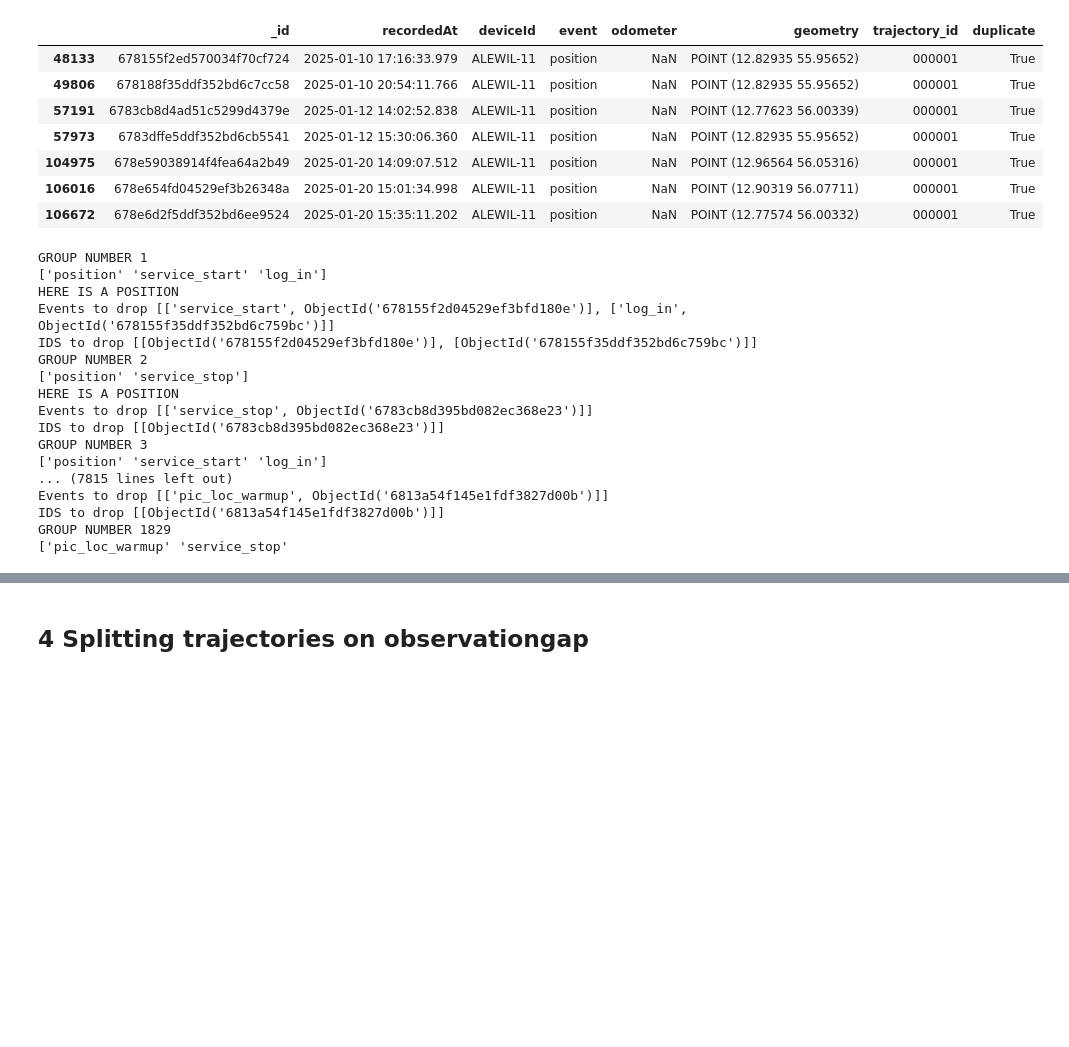
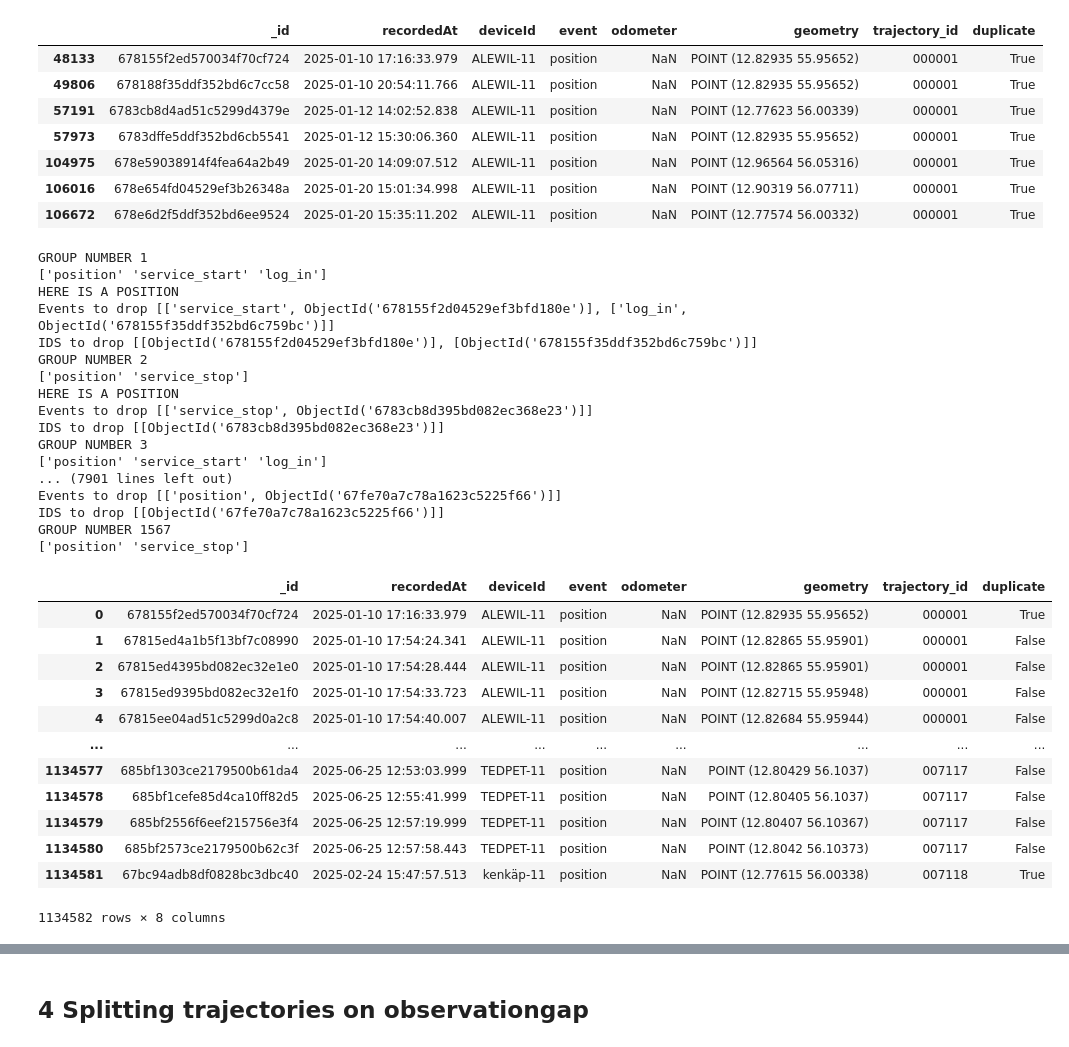
Before and after one commit to folundsoftdesign/python_samples, a Jupyter notebook: route_monitoring/data_loss_split_t.ipynb, the cells around one changed output, grey strips where cells are left out. Cells and saved outputs as stored; diff of their text form; code cells hidden in the pictures; blank space fills up the shorter version.

```diff
--- a/route_monitoring/data_loss_split_t.ipynb
+++ b/route_monitoring/data_loss_split_t.ipynb
@@ -425,6 +425,15 @@ def keep_prioritized_duplicates(df):
             print(f'IDS to drop {drops}')
             drop_ids.append(drops)
             #print(f'ID APPENDED TO DROPLIST{drop_ids}')
+        else:
+            print("HERE IS OTHER")
+            drops_event_with_id = grp.iloc[1:][['event', '_id']].values.tolist()
+            drops = grp.iloc[1:][['_id']].values.tolist()
+            print(f'Events to drop {drops_event_with_id}')
+            print(f'IDS to drop {drops}')
+            drop_ids.append(drops)
+            #print(f'ID APPENDED TO DROPLIST{drop_ids}')
+
     d = [obj for sublist in drop_ids for item in sublist for obj in item]
     #print(f'unnpacking d:{d}')
     results = df[~df['_id'].isin(d)].reset_index(drop =True)
@@ -444,8 +453,24 @@ Events to drop [['service_stop', ObjectId('6783cb8d395bd082ec368e23')]]
 IDS to drop [[ObjectId('6783cb8d395bd082ec368e23')]]
 GROUP NUMBER 3
 ['position' 'service_start' 'log_in']
-... (7815 lines left out)
-Events to drop [['pic_loc_warmup', ObjectId('6813a54f145e1fdf3827d00b')]]
-IDS to drop [[ObjectId('6813a54f145e1fdf3827d00b')]]
-GROUP NUMBER 1829
-['pic_loc_warmup' 'service_stop'
+... (7901 lines left out)
+Events to drop [['position', ObjectId('67fe70a7c78a1623c5225f66')]]
+IDS to drop [[ObjectId('67fe70a7c78a1623c5225f66')]]
+GROUP NUMBER 1567
+['position' 'service_stop']
+# %%
+clean
+# %% [output]
+|  | _id | recordedAt | deviceId | event | odometer | geometry | trajectory_id | duplicate |
+| 0 | 678155f2ed570034f70cf724 | 2025-01-10 17:16:33.979 | ALEWIL-11 | position | NaN | POINT (12.82935 55.95652) | 000001 | True |
+| 1 | 67815ed4a1b5f13bf7c08990 | 2025-01-10 17:54:24.341 | ALEWIL-11 | position | NaN | POINT (12.82865 55.95901) | 000001 | False |
+| 2 | 67815ed4395bd082ec32e1e0 | 2025-01-10 17:54:28.444 | ALEWIL-11 | position | NaN | POINT (12.82865 55.95901) | 000001 | False |
+| 3 | 67815ed9395bd082ec32e1f0 | 2025-01-10 17:54:33.723 | ALEWIL-11 | position | NaN | POINT (12.82715 55.95948) | 000001 | False |
+| 4 | 67815ee04ad51c5299d0a2c8 | 2025-01-10 17:54:40.007 | ALEWIL-11 | position | NaN | POINT (12.82684 55.95944) | 000001 | False |
+| ... | ... | ... | ... | ... | ... | ... | ... | ... |
+| 1134577 | 685bf1303ce2179500b61da4 | 2025-06-25 12:53:03.999 | TEDPET-11 | position | NaN | POINT (12.80429 56.1037) | 007117 | False |
+| 1134578 | 685bf1cefe85d4ca10ff82d5 | 2025-06-25 12:55:41.999 | TEDPET-11 | position | NaN | POINT (12.80405 56.1037) | 007117 | False |
+| 1134579 | 685bf2556f6eef215756e3f4 | 2025-06-25 12:57:19.999 | TEDPET-11 | position | NaN | POINT (12.80407 56.10367) | 007117 | False |
+| 1134580 | 685bf2573ce2179500b62c3f | 2025-06-25 12:57:58.443 | TEDPET-11 | position | NaN | POINT (12.8042 56.10373) | 007117 | False |
+| 1134581 | 67bc94adb8df0828bc3dbc40 | 2025-02-24 15:47:57.513 | kenkäp-11 | position | NaN | POINT (12.77615 56.00338) | 007118 | True |
+1134582 rows × 8 columns
```
Also changed, not shown: parts of 6 cells of this notebook, 7 other files.
